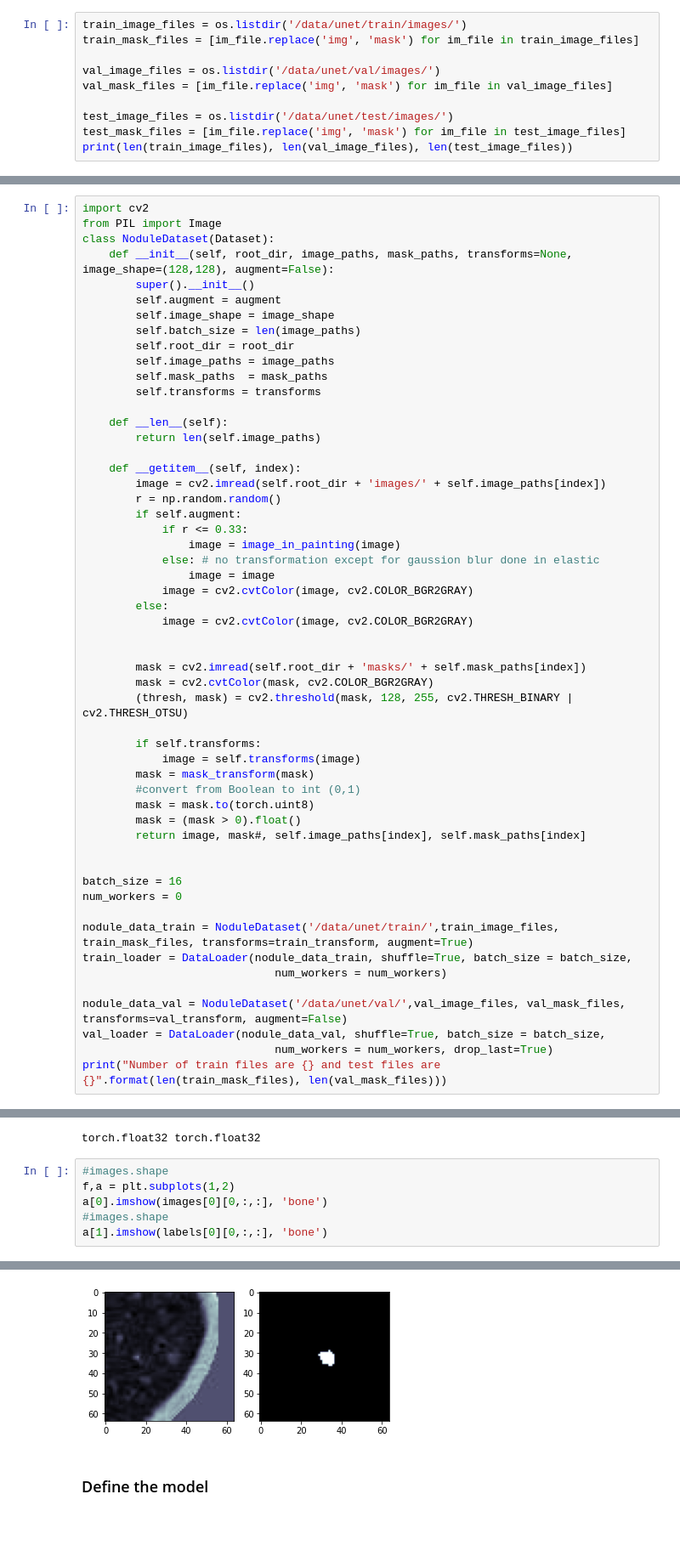
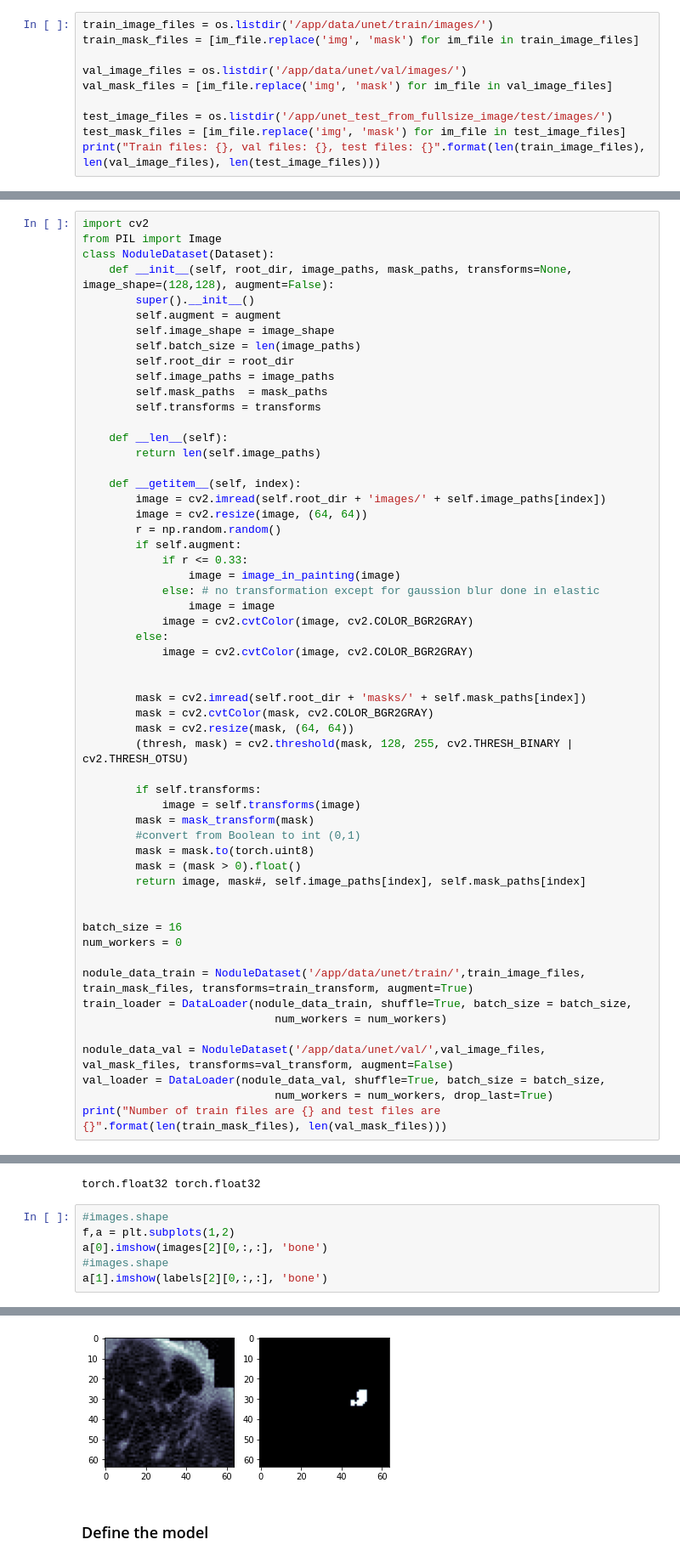
Before and after one commit to capstone-fall2021/lung_nodule_segmentation, a Jupyter notebook: segmentation_unet_training.ipynb, the cells around one changed output, grey strips where cells are left out. Shown at 85% size. Cells and saved outputs as stored; diff of their text form; blank space fills up the shorter version.

```diff
--- a/segmentation_unet_training.ipynb
+++ b/segmentation_unet_training.ipynb
@@ -90,13 +90,13 @@ def image_in_painting(x):
                                                           block_noise_size_z, ) * 1.0
     return x
 # %%
-train_image_files = os.listdir('/data/unet/train/images/')
+train_image_files = os.listdir('/app/data/unet/train/images/')
 train_mask_files = [im_file.replace('img', 'mask') for im_file in train_image_files]
 
-val_image_files = os.listdir('/data/unet/val/images/')
+val_image_files = os.listdir('/app/data/unet/val/images/')
 val_mask_files = [im_file.replace('img', 'mask') for im_file in val_image_files]
 
-test_image_files = os.listdir('/data/unet/test/images/')
+test_image_files = os.listdir('/app/unet_test_from_fullsize_image/test/images/')
 test_mask_files = [im_file.replace('img', 'mask') for im_file in test_image_files]
-print(len(train_image_files), len(val_image_files), len(test_image_files))
+print("Train files: {}, val files: {}, test files: {}".format(len(train_image_files), len(val_image_files), len(test_image_files)))
 # %% [output]
@@ -120,6 +120,7 @@ class NoduleDataset(Dataset):
 
     def __getitem__(self, index):
         image = cv2.imread(self.root_dir + 'images/' + self.image_paths[index])
+        image = cv2.resize(image, (64, 64))
         r = np.random.random()
         if self.augment:
             if r <= 0.33:
@@ -133,6 +134,7 @@ class NoduleDataset(Dataset):
 
         mask = cv2.imread(self.root_dir + 'masks/' + self.mask_paths[index])
         mask = cv2.cvtColor(mask, cv2.COLOR_BGR2GRAY)
+        mask = cv2.resize(mask, (64, 64))
         (thresh, mask) = cv2.threshold(mask, 128, 255, cv2.THRESH_BINARY | cv2.THRESH_OTSU)
 
         if self.transforms:
@@ -147,11 +149,11 @@ class NoduleDataset(Dataset):
 batch_size = 16
 num_workers = 0
 
-nodule_data_train = NoduleDataset('/data/unet/train/',train_image_files, train_mask_files, transforms=train_transform, augment=True)
+nodule_data_train = NoduleDataset('/app/data/unet/train/',train_image_files, train_mask_files, transforms=train_transform, augment=True)
 train_loader = DataLoader(nodule_data_train, shuffle=True, batch_size = batch_size,
                              num_workers = num_workers)
 
-nodule_data_val = NoduleDataset('/data/unet/val/',val_image_files, val_mask_files, transforms=val_transform, augment=False)
+nodule_data_val = NoduleDataset('/app/data/unet/val/',val_image_files, val_mask_files, transforms=val_transform, augment=False)
 val_loader = DataLoader(nodule_data_val, shuffle=True, batch_size = batch_size,
                              num_workers = num_workers, drop_last=True)
 print("Number of train files are {} and test files are {}".format(len(train_mask_files), len(val_mask_files)))
@@ -172,12 +174,12 @@ torch.float32 torch.float32
 # %%
 #images.shape
 f,a = plt.subplots(1,2)
-a[0].imshow(images[0][0,:,:], 'bone')
+a[0].imshow(images[2][0,:,:], 'bone')
 #images.shape
-a[1].imshow(labels[0][0,:,:], 'bone')
+a[1].imshow(labels[2][0,:,:], 'bone')
 # %% [output]
 <matplotlib.image.AxesImage at 0x...>
-[figure, old version]
+[figure, new version]
 # %% [markdown]
 ### Define the model
 # %%
```
Also changed, not shown: parts of 16 cells of this notebook, 5 other files.
